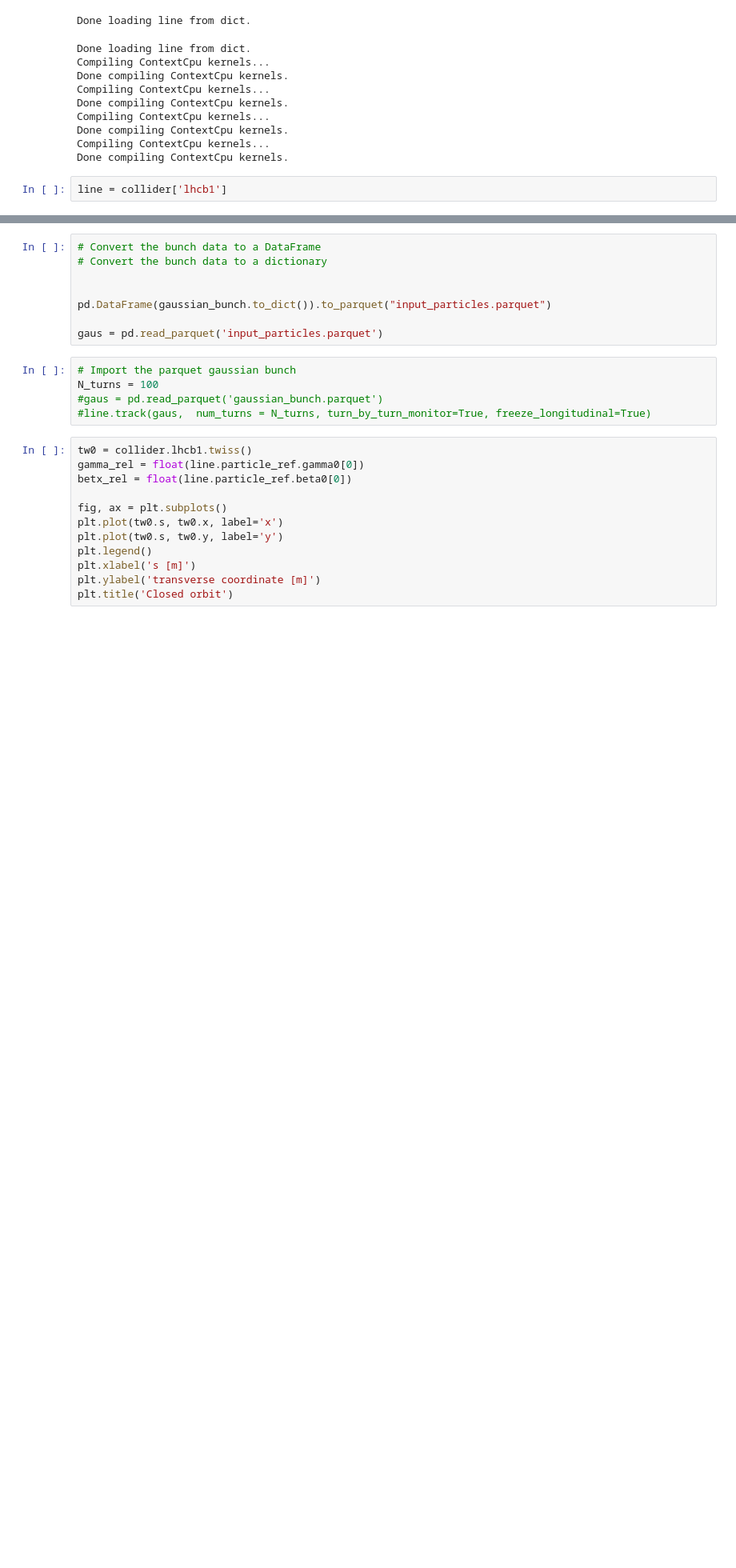
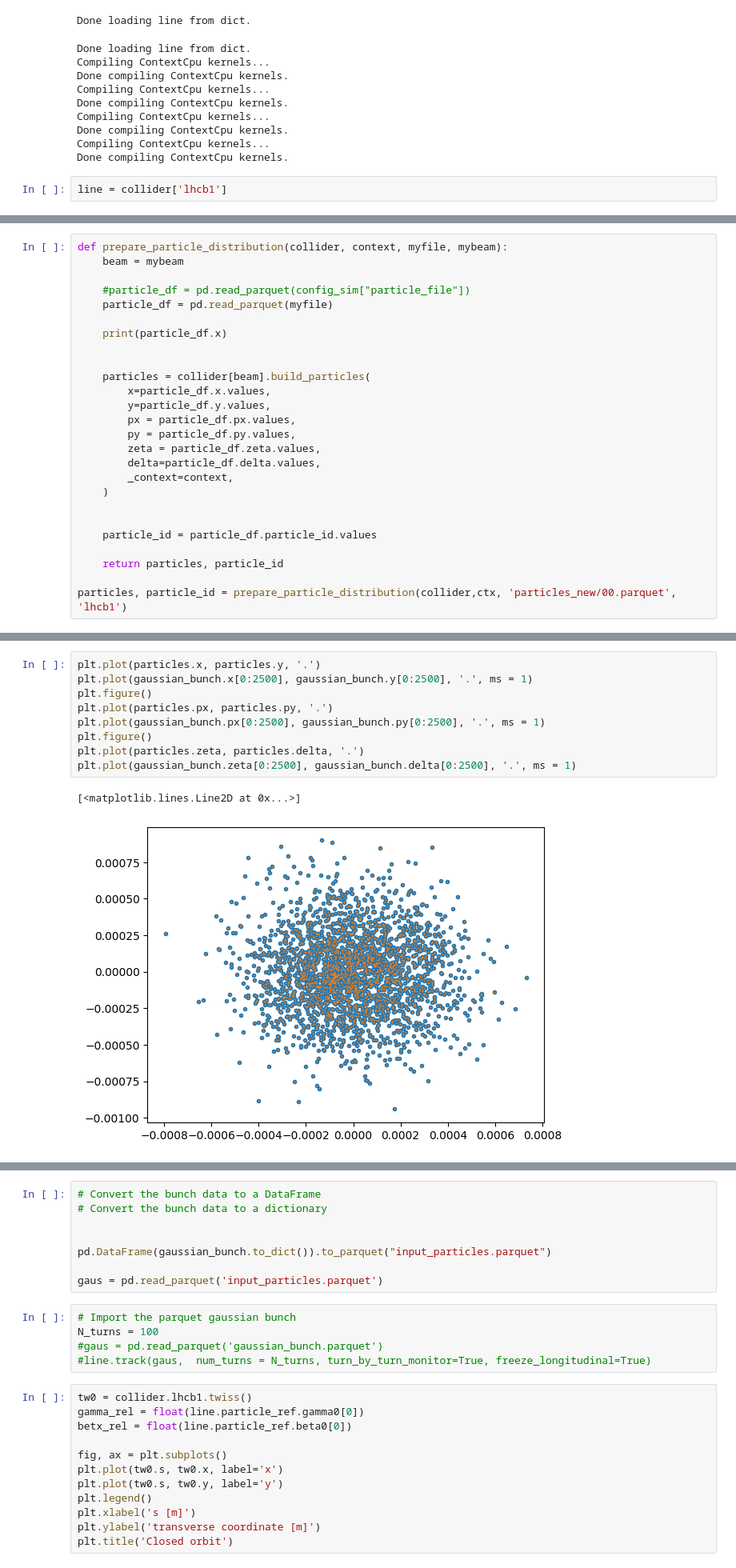
Before and after one commit to aradosla/Distribution_study, a Jupyter notebook: master_study/master_jobs/1_build_distr_and_collider/Read_collider_distribution.ipynb, the cells around one changed output, grey strips where cells are left out. Shown at 80% size. Drawn from its saved outputs; the diff is of its cells as text; blank space fills up the shorter version.

Commit message:
running code custom distribution

```diff
--- a/master_study/master_jobs/1_build_distr_and_collider/Read_collider_distribution.ipynb
+++ b/master_study/master_jobs/1_build_distr_and_collider/Read_collider_distribution.ipynb
@@ -60,0 +103,26 @@ array([-2.78436350e-04,  4.07280132e-04, -1.89809072e-04, ...,
+# %%
+def prepare_particle_distribution(collider, context, myfile, mybeam):
+    beam = mybeam
+
+    #particle_df = pd.read_parquet(config_sim["particle_file"])
+    particle_df = pd.read_parquet(myfile)
+
+    print(particle_df.x)
+
+
+    particles = collider[beam].build_particles(
+        x=particle_df.x.values,
+        y=particle_df.y.values,
+        px = particle_df.px.values,
+        py = particle_df.py.values,
+        zeta = particle_df.zeta.values,
+        delta=particle_df.delta.values,
+        _context=context,
+    )
+
+
+    particle_id = particle_df.particle_id.values
+
+    return particles, particle_id
+
+particles, particle_id = prepare_particle_distribution(collider,ctx, 'particles_new/00.parquet', 'lhcb1')
@@ -60,0 +142,12 @@ array([-2.78436350e-04,  4.07280132e-04, -1.89809072e-04, ...,
+# %%
+plt.plot(particles.x, particles.y, '.')
+plt.plot(gaussian_bunch.x[0:2500], gaussian_bunch.y[0:2500], '.', ms = 1)
+plt.figure()
+plt.plot(particles.px, particles.py, '.')
+plt.plot(gaussian_bunch.px[0:2500], gaussian_bunch.py[0:2500], '.', ms = 1)
+plt.figure()
+plt.plot(particles.zeta, particles.delta, '.')
+plt.plot(gaussian_bunch.zeta[0:2500], gaussian_bunch.delta[0:2500], '.', ms = 1)
+# %% [output]
+[<matplotlib.lines.Line2D at 0x...>]
+[figure, added]
```
Also changed, not shown: parts of 10 cells of this notebook, 15 other files.
